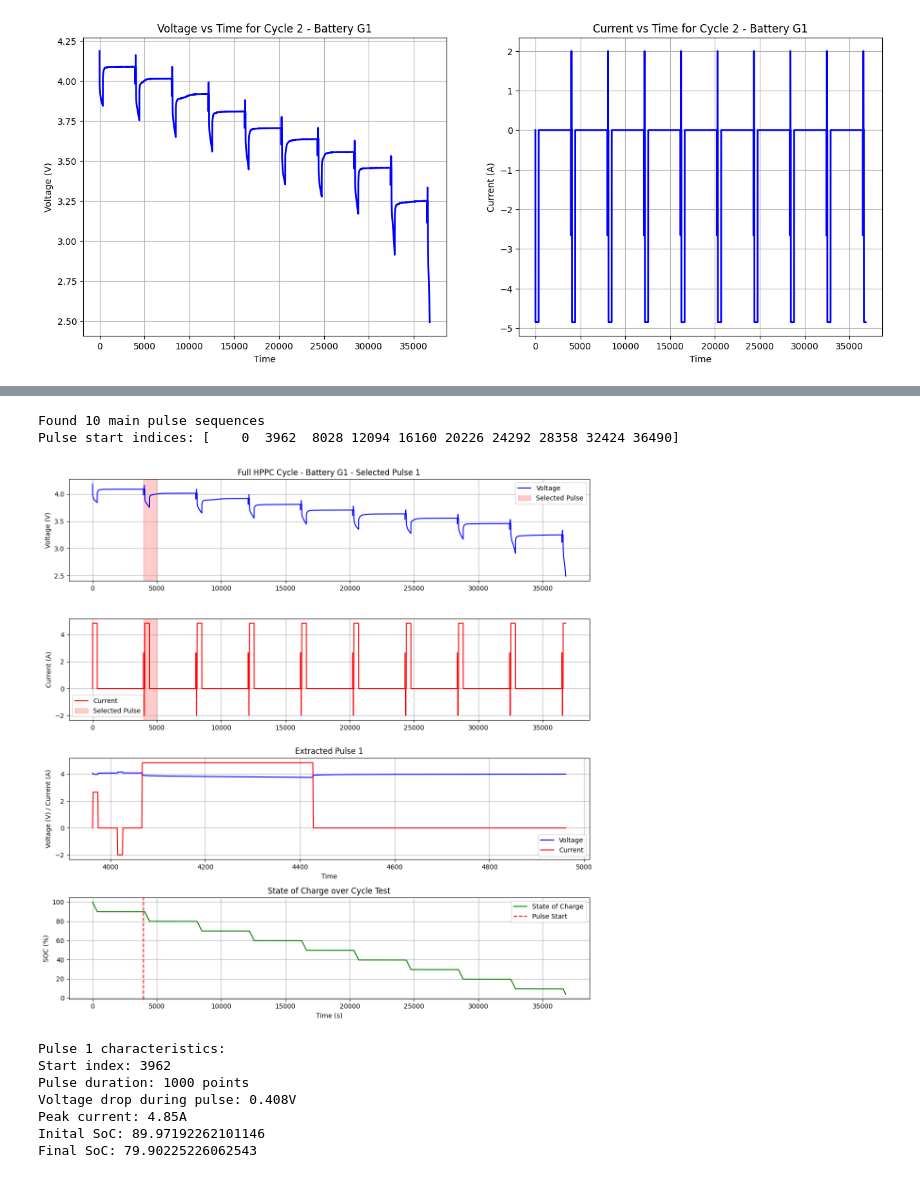
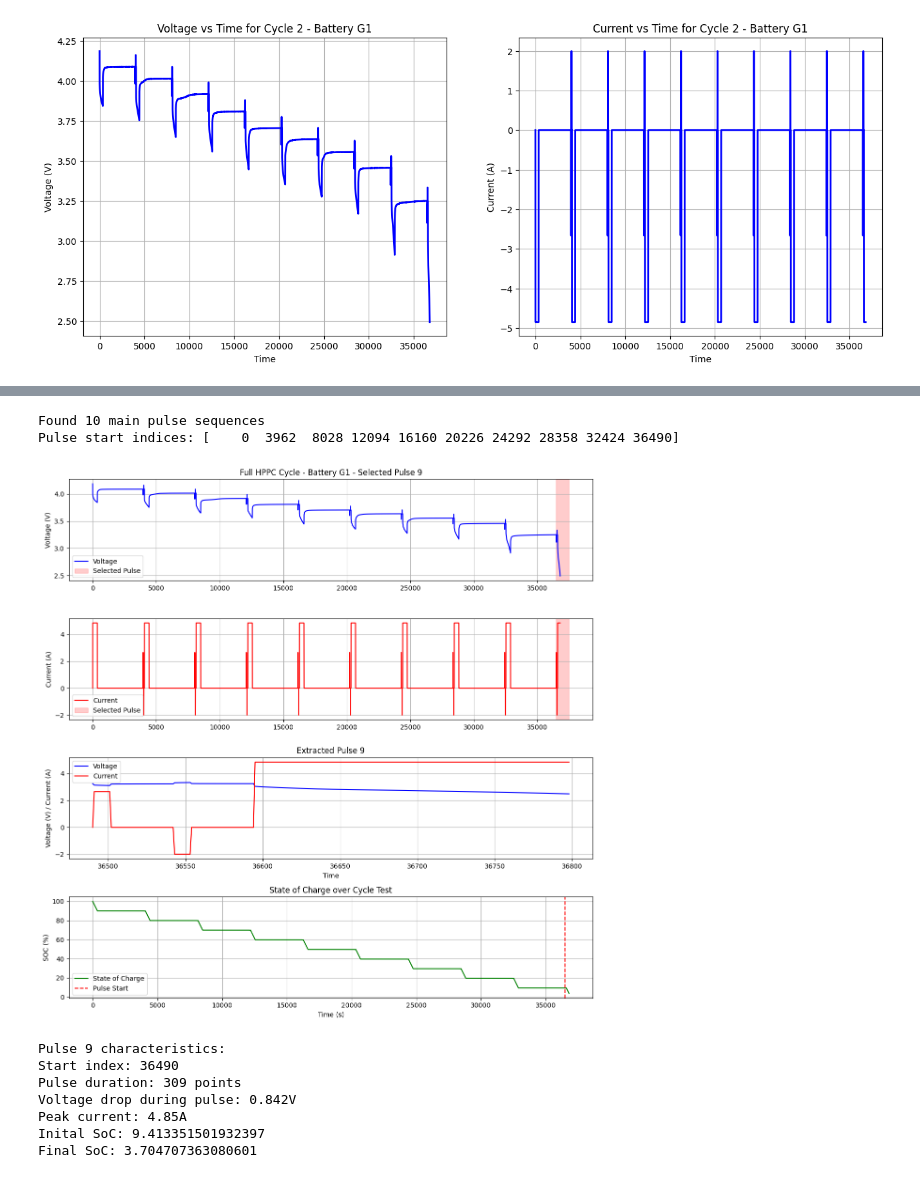
Before and after one commit to MarkVeerasingam/LGM50t_cell_analysis, a Jupyter notebook: hppc_analysis.ipynb, the cells around one changed output, grey strips where cells are left out. Saved outputs shown, nothing was run; the diff lists cells and outputs as text; code cells hidden in the pictures.

```diff
--- a/hppc_analysis.ipynb
+++ b/hppc_analysis.ipynb
@@ -356,7 +223,7 @@ time_vector = np.arange(len(vcell_cycle))
 pulse_starts = find_main_pulses(current_cycle)
 
 # Parameters you can modify:
-pulse_number = 1
+pulse_number = 9
 window_size = 1000
 
 # Print available pulses
@@ -417,42 +284,38 @@ ax3.plot(time_pulse, current_pulse, 'r-', label='Current')
 ax3.set_xlabel('Time')
 ax3.set_ylabel('Voltage (V) / Current (A)')
 ax3.set_title(f'Extracted Pulse {pulse_number}')
 ax3.grid(True)
 ax3.legend()
 
 # Plot the State of Charge (SOC) over the full cycle
 ax4.plot(time_vector, soc, 'g-', label='State of Charge')
 ax4.set_xlabel('Time (s)')
 ax4.set_ylabel('SOC (%)')
 ax4.set_title('State of Charge over Cycle Test')
 # Mark the start of the selected pulse on the SOC curve
 ax4.axvline(x=selected_start, color='red', linestyle='--', label='Pulse Start')
 ax4.grid(True)
 ax4.legend()
 
 plt.tight_layout()
 plt.show()
 
 # Print pulse characteristics
 print(f"\nPulse {pulse_number} characteristics:")
 print(f"Start index: {selected_start}")
 print(f"Pulse duration: {len(time_pulse)} points")
 print(f"Voltage drop during pulse: {voltage_pulse.max() - voltage_pulse.min():.3f}V")
 print(f"Peak current: {np.abs(current_pulse).max():.2f}A")
 print(f"Inital SoC: {soc_pulse[0]}")
 print(f"Final SoC: {soc_pulse[-1]}")
-# # Extract SOC values at each pulse start
-# pulse_socs = [soc[p] for p in pulse_starts if p < len(soc)]
-# for i, (p, soc_val) in enumerate(zip(pulse_starts, pulse_socs)):
-#     print(f"Pulse {i+1}: Start index {p}, SOC = {soc_val:.2f}%")
 # %% [output]
 Found 10 main pulse sequences
 Pulse start indices: [    0  3962  8028 12094 16160 20226 24292 28358 32424 36490]
-[figure, old version]
+[figure, new version]
-Pulse 1 characteristics:
-Start index: 3962
-Pulse duration: 1000 points
-Voltage drop during pulse: 0.408V
+Pulse 9 characteristics:
+Start index: 36490
+Pulse duration: 309 points
+Voltage drop during pulse: 0.842V
 Peak current: 4.85A
-Inital SoC: 89.97192262101146
-Final SoC: 79.90225226062543
+Inital SoC: 9.413351501932397
+Final SoC: 3.704707363080601
```
Also changed, not shown: parts of 6 cells of this notebook, 7 other files.
